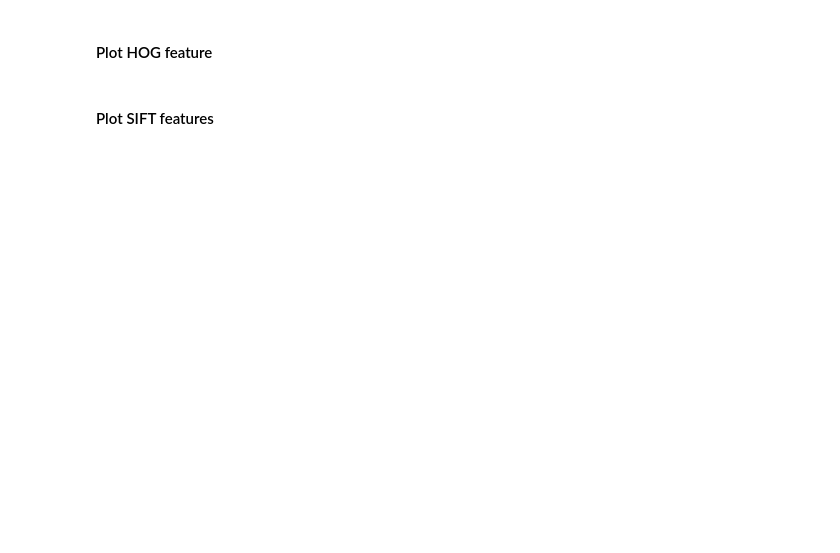
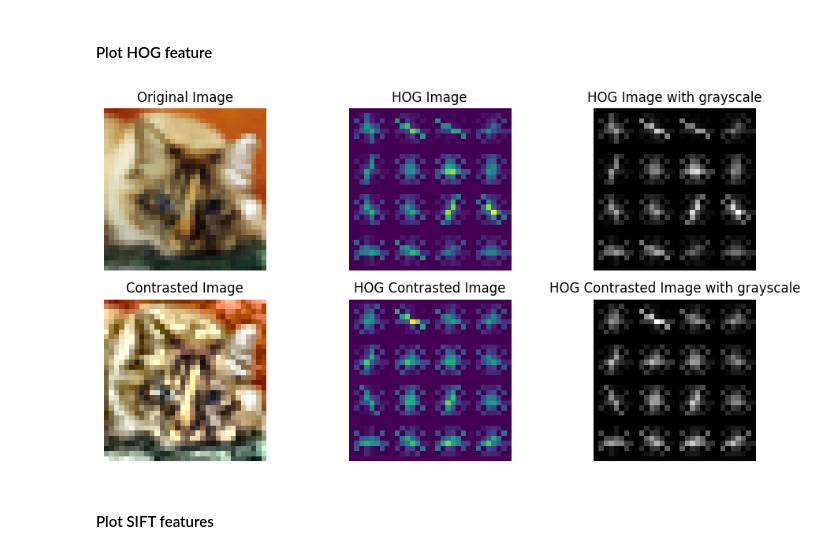
Before and after one commit to nicolas-bock/cifar_mlrf, a Jupyter notebook: notebooks/verif_steps.ipynb, the cells around one changed output. Cells and saved outputs as stored; diff of their text form; code cells hidden in the pictures; blank space fills up the shorter version.

```diff
--- a/notebooks/verif_steps.ipynb
+++ b/notebooks/verif_steps.ipynb
@@ -722,44 +807,62 @@ plot_color_histo_features(sample_image, "../reports/color_histo_features.png")
 # %%
 def plot_hog_features(image, save_path=None):
     """
     Plot the HOG features of an image.
 
     Args:
         image: The image to plot the HOG features.
         save_path: The path to save the plot.
     """
     # Convertir l'image en niveaux de gris
     gray_image = rgb2gray(image)
+    contrast_image = contrast((image * 255).astype(np.uint8))
+    gray_contrast = rgb2gray(contrast_image)
 
     # Extraire les caractéristiques HOG de l'image
-    feature, hog_image = hog(gray_image, pixels_per_cell=(8, 8), cells_per_block=(2, 2), visualize=True, channel_axis=None, block_norm='L2-Hys')
+    normal_hog = hog(gray_image, pixels_per_cell=(8, 8), cells_per_block=(2, 2), visualize=True, channel_axis=None, block_norm='L2-Hys')
+    contrast_hog = hog(gray_contrast, pixels_per_cell=(8, 8), cells_per_block=(2, 2), visualize=True, channel_axis=None, block_norm='L2-Hys')
 
     # Normaliser l'image HOG
     # hog_image_rescaled = exposure.rescale_intensity(hog_image, in_range=(0, 10)) # L'image est déjà normalisée au préalable
 
     # Afficher l'image originale et l'image HOG
-    fig, axs = plt.subplots(1, 3, figsize=(10, 5))
-    axs[0].imshow(image)
-    axs[0].set_title('Original Image')
-    axs[0].axis('off')
+    fig, axs = plt.subplots(2, 3, figsize=(10, 5))
+    axs[0][0].imshow(image)
+    axs[0][0].set_title('Original Image')
+    axs[0][0].axis('off')
 
-    axs[1].imshow(hog_image)
-    axs[1].set_title('HOG Image')
-    axs[1].axis('off')
+    axs[0][1].imshow(normal_hog[1])
+    axs[0][1].set_title('HOG Image')
+    axs[0][1].axis('off')
 
-    axs[2].imshow(hog_image, cmap='gray')
-    axs[2].set_title('HOG Image with grayscale')
-    axs[2].axis('off')
+    axs[0][2].imshow(normal_hog[1], cmap='gray')
+    axs[0][2].set_title('HOG Image with grayscale')
+    axs[0][2].axis('off')
+
+    axs[1][0].imshow(contrast_image)
+    axs[1][0].set_title('Contrasted Image')
+    axs[1][0].axis('off')
+
+    axs[1][1].imshow(contrast_hog[1])
+    axs[1][1].set_title('HOG Contrasted Image')
+    axs[1][1].axis('off')
+
+    axs[1][2].imshow(contrast_hog[1], cmap='gray')
+    axs[1][2].set_title('HOG Contrasted Image with grayscale')
+    axs[1][2].axis('off')
 
     plt.tight_layout()
-    plt.savefig(save_path, bbox_inches='tight')
+    if save_path:
+        plt.savefig(save_path, bbox_inches='tight')
     plt.show()
 
-sample_image = X_train[np.random.randint(0, X_train.shape[0])]
-plot_hog_features(sample_image, "../reports/hog_features.png")
+# sample_image = X_train[np.random.randint(0, X_train.shape[0])]
+# plot_hog_features(sample_image, "../reports/hog_features.png")
 
-# sample_image = X_train[0]
-# plot_hog_features(sample_image)
+sample_image = X_train[4]
+plot_hog_features(sample_image)
+# %% [output]
+[figure, added]
 # %% [markdown]
 #### Plot SIFT features
 # %%
```
Also changed, not shown: parts of 19 cells of this notebook, 7 other files.
